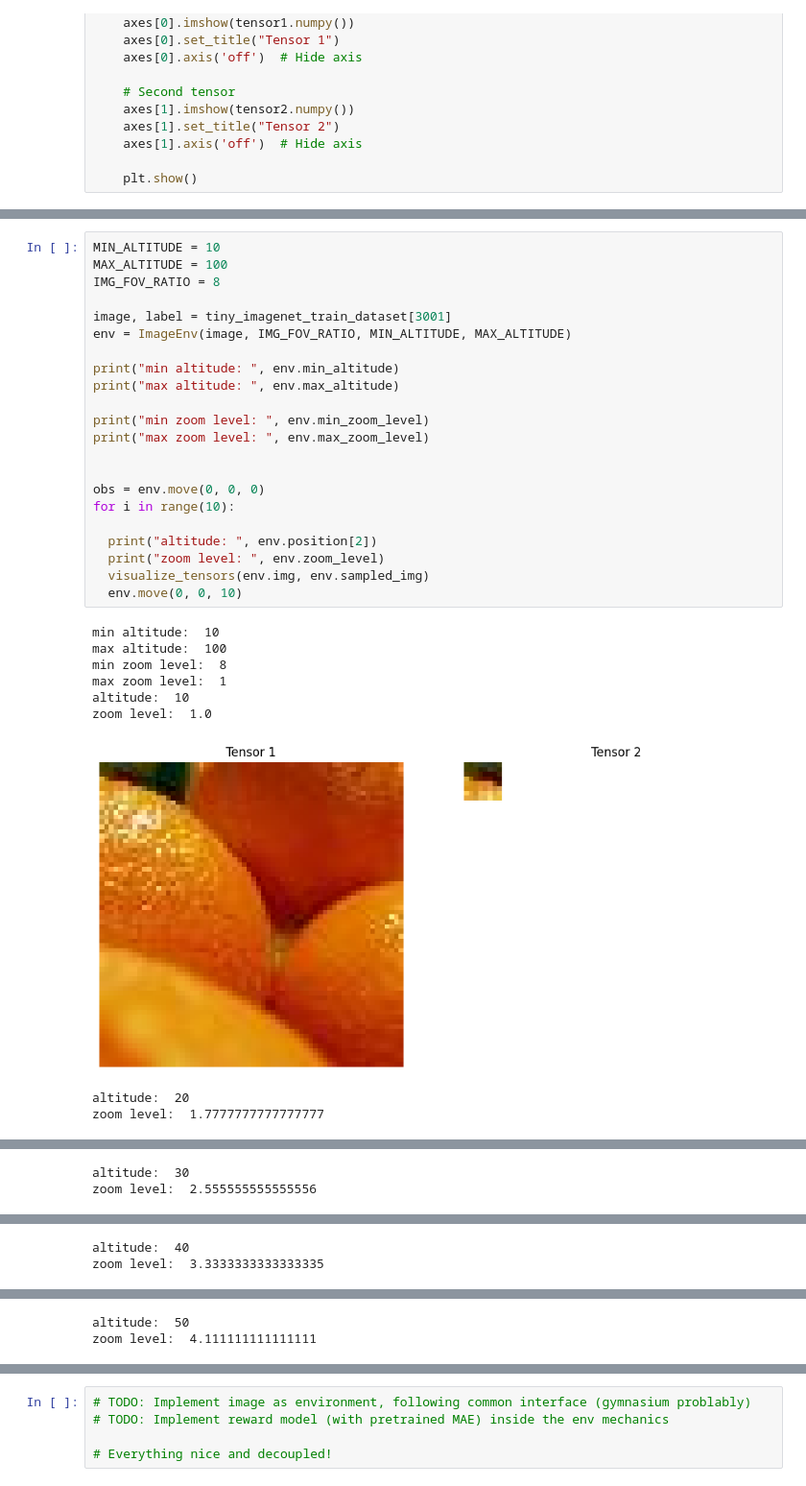
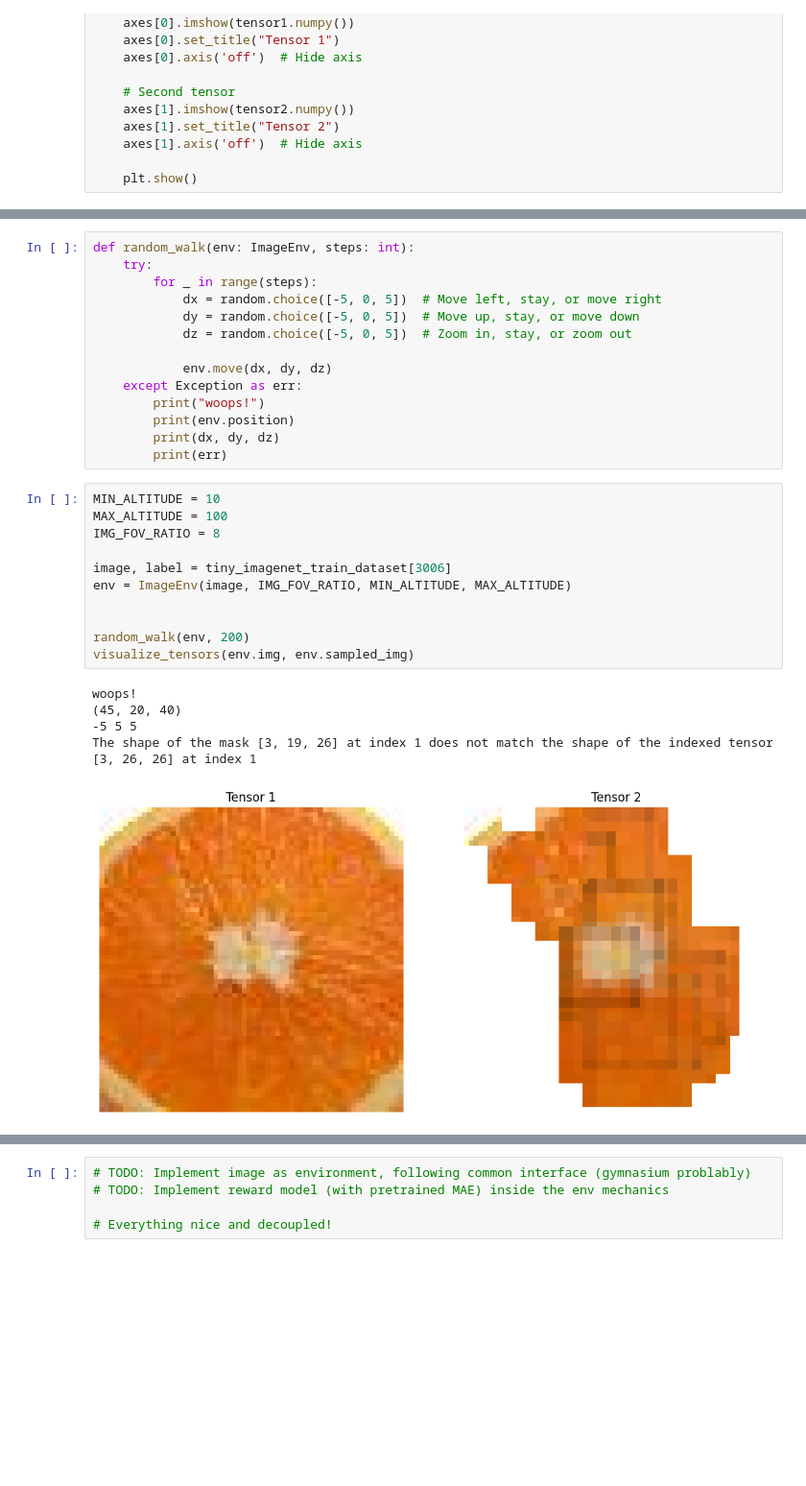
Before and after one commit to tcouso/uav_active_sensing, a Jupyter notebook: notebooks/3.01-explore-image.ipynb, the cells around one changed output, grey strips where cells are left out. Shown at 96% size. Cells and saved outputs as stored; diff of their text form; blank space fills up the shorter version.

Commit message:
Feat: sampling with different altitudes implemented. Bug pending pix

```diff
--- a/notebooks/3.01-explore-image.ipynb
+++ b/notebooks/3.01-explore-image.ipynb
@@ -215,35 +233,34 @@ class ImageEnv:
         )
 
         self.observe()
+# %%
+def random_walk(env: ImageEnv, steps: int):
+    try:
+        for _ in range(steps):
+            dx = random.choice([-5, 0, 5])  # Move left, stay, or move right
+            dy = random.choice([-5, 0, 5])  # Move up, stay, or move down
+            dz = random.choice([-5, 0, 5])  # Zoom in, stay, or zoom out
+
+            env.move(dx, dy, dz)
+    except Exception as err:
+        print("woops!")
+        print(env.position)
+        print(dx, dy, dz)
+        print(err)
 # %%
 MIN_ALTITUDE = 10
 MAX_ALTITUDE = 100
 IMG_FOV_RATIO = 8
 
-image, label = tiny_imagenet_train_dataset[3001]
+image, label = tiny_imagenet_train_dataset[3006]
 env = ImageEnv(image, IMG_FOV_RATIO, MIN_ALTITUDE, MAX_ALTITUDE)
 
-print("min altitude: ", env.min_altitude)
-print("max altitude: ", env.max_altitude)
 
-print("min zoom level: ", env.min_zoom_level)
-print("max zoom level: ", env.max_zoom_level)
-
-
-obs = env.move(0, 0, 0)
-for i in range(10):
-
-  print("altitude: ", env.position[2])
-  print("zoom level: ", env.zoom_level)
-  visualize_tensors(env.img, env.sampled_img)
-  env.move(0, 0, 10)
+random_walk(env, 200)
+visualize_tensors(env.img, env.sampled_img)
 # %% [output]
-min altitude:  10
-max altitude:  100
-min zoom level:  8
-max zoom level:  1
-altitude:  10
-zoom level:  1.0
+woops!
+(45, 20, 40)
+-5 5 5
+The shape of the mask [3, 19, 26] at index 1 does not match the shape of the indexed tensor [3, 26, 26] at index 1
-[figure, old version]
+[figure, new version]
-altitude:  20
-zoom level:  1.7777777777777777
@@ -251,2 +266,0 @@ zoom level:  1.7777777777777777
-altitude:  30
-zoom level:  2.555555555555556
@@ -254,2 +266,0 @@ zoom level:  2.555555555555556
-altitude:  40
-zoom level:  3.3333333333333335
@@ -257,2 +266,0 @@ zoom level:  3.3333333333333335
-altitude:  50
-zoom level:  4.111111111111111
```
Also changed, not shown: parts of 5 cells of this notebook.
